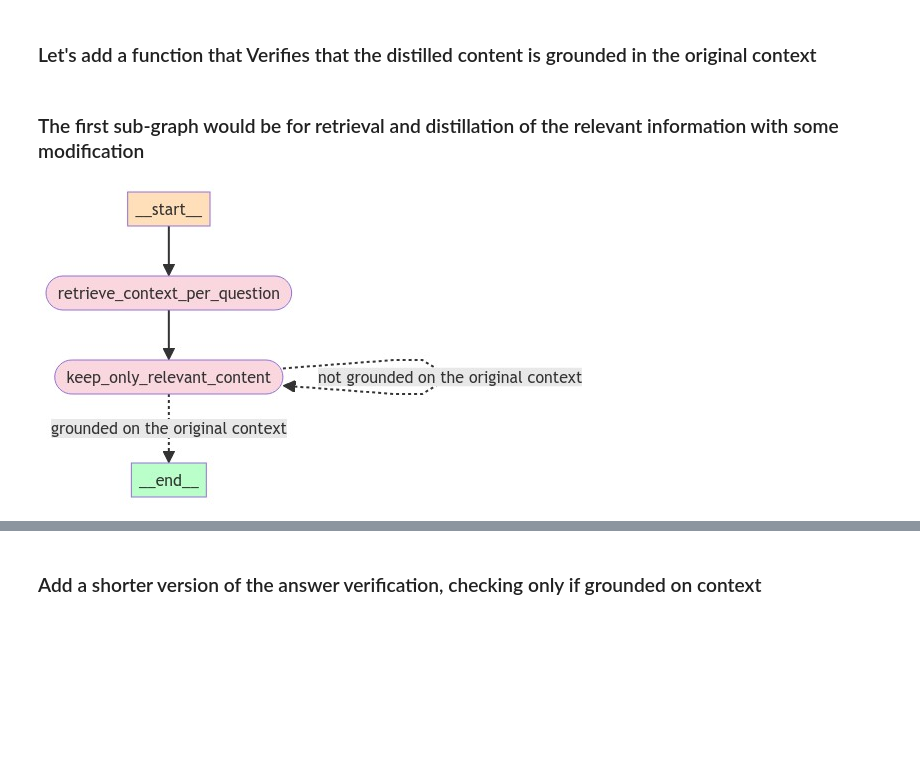
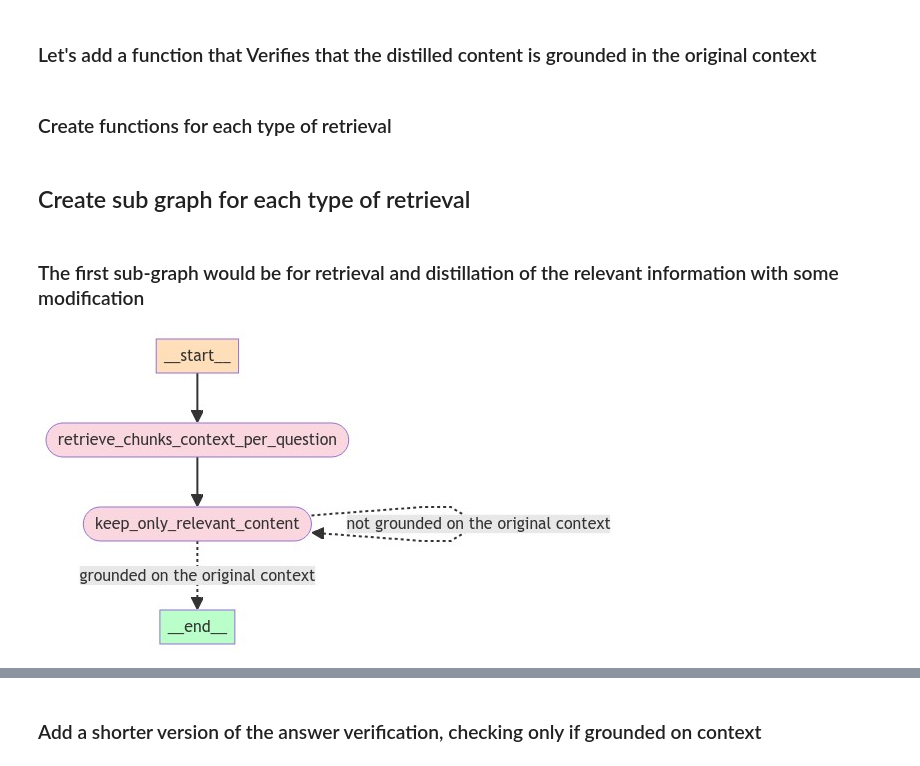
Before and after one commit to NirDiamant/Controllable-RAG-Agent, a Jupyter notebook: sophisticated_rag_agent_harry_potter.ipynb, the cells around one changed output, grey strips where cells are left out. Drawn from its saved outputs; the diff is of its cells as text; code cells hidden in the pictures; blank space fills up the shorter version.

```diff
--- a/sophisticated_rag_agent_harry_potter.ipynb
+++ b/sophisticated_rag_agent_harry_potter.ipynb
@@ -73,7 +75,12 @@ print(len(chapters))
+# %%
+loader = PyPDFLoader(hp_pdf_path)
+document = loader.load()
+document_cleaned = replace_t_with_space(document)
+book_quotes_list = extract_book_quotes_as_documents(document_cleaned)
 # %% [markdown]
 ### Defining Prompt Template for Summarization
 # %%
-summarization_prompt_template = """Write an extensive summary of about of the following:
+summarization_prompt_template = """Write an extensive summary of the following:
 
 {text}
 
@@ -185,19 +209,23 @@ def encode_chapter_summaries(chapter_summaries):
 ### Creating Vector Stores and Retrievers for Book and Chapter Summaries
 # %%
 # ### IF VECTOR STORES ALREADY EXIST, LOAD THEM
-if os.path.exists("chunks_vector_store") and os.path.exists("chapter_summaries_vector_store"):
+if os.path.exists("chunks_vector_store") and os.path.exists("chapter_summaries_vector_store") and os.path.exists("book_quotes_vectorstore"):
     embeddings = OpenAIEmbeddings()
     chunks_vector_store =  FAISS.load_local("chunks_vector_store", embeddings, allow_dangerous_deserialization=True)
     chapter_summaries_vector_store =  FAISS.load_local("chapter_summaries_vector_store", embeddings, allow_dangerous_deserialization=True)
+    book_quotes_vectorstore =  FAISS.load_local("book_quotes_vectorstore", embeddings, allow_dangerous_deserialization=True)
 
 else:
     # Encode the book and chapter summaries
     chunks_vector_store = encode_book(hp_pdf_path, chunk_size=1000, chunk_overlap=200)
     chapter_summaries_vector_store = encode_chapter_summaries(chapter_summaries)
+    book_quotes_vectorstore = encode_quotes(book_quotes_list)
+
 
     # Save the vector stores
     chunks_vector_store.save_local("chunks_vector_store")
     chapter_summaries_vector_store.save_local("chapter_summaries_vector_store")
+    book_quotes_vectorstore.save_local("book_quotes_vectorstore")
 # %% [markdown]
 ### Create retrievers from the vector stores
 # %%
@@ -679,3 +712,5 @@ def is_distilled_content_grounded_on_content(state):
     else:
         print("The distilled content is not grounded on the original context.")
         return "not grounded on the original context"
+# %% [markdown]
+### Create functions for each type of retrieval
@@ -682,2 +758,4 @@ def is_distilled_content_grounded_on_content(state):
+# %% [markdown]
+## Create sub graph for each type of retrieval
 # %% [markdown]
 ### The first sub-graph would be for retrieval and distillation of the relevant information with some modification
@@ -684,39 +771,31 @@ def is_distilled_content_grounded_on_content(state):
 # %%
-class QualitativeRetrievalGraphState(TypedDict):
-    """
-    Represents the state of our graph.
-    """
-
-    question: str
-    context: str
-    relevant_context: str
-
-qualitative_retrieval_workflow = StateGraph(QualitativeRetrievalGraphState)
+qualitative_chunks_retrieval_workflow = StateGraph(QualitativeRetrievalGraphState)
 
 # Define the nodes
-qualitative_retrieval_workflow.add_node("retrieve_context_per_question",retrieve_context_per_question)
-qualitative_retrieval_workflow.add_node("keep_only_relevant_content",keep_only_relevant_content)
+qualitative_chunks_retrieval_workflow.add_node("retrieve_chunks_context_per_question",retrieve_chunks_context_per_question)
+qualitative_chunks_retrieval_workflow.add_node("keep_only_relevant_content",keep_only_relevant_content)
 
 # Build the graph
-qualitative_retrieval_workflow.set_entry_point("retrieve_context_per_question")
-qualitative_retrieval_workflow.add_edge("retrieve_context_per_question", "keep_only_relevant_content")
+qualitative_chunks_retrieval_workflow.set_entry_point("retrieve_chunks_context_per_question")
 
-qualitative_retrieval_workflow.add_conditional_edges(
+qualitative_chunks_retrieval_workflow.add_edge("retrieve_chunks_context_per_question", "keep_only_relevant_content")
+
+qualitative_chunks_retrieval_workflow.add_conditional_edges(
     "keep_only_relevant_content",
     is_distilled_content_grounded_on_content,
     {"grounded on the original context":END,
       "not grounded on the original context":"keep_only_relevant_content"},
     )
 
 
-qualitative_retrieval_workflow_app = qualitative_retrieval_workflow.compile()
+qualitative_chunks_retrieval_workflow_app = qualitative_chunks_retrieval_workflow.compile()
 
 display(
     Image(
-        qualitative_retrieval_workflow_app.get_graph().draw_mermaid_png(
+        qualitative_chunks_retrieval_workflow_app.get_graph().draw_mermaid_png(
             draw_method=MermaidDrawMethod.API,
         )
     )
 )
 # %% [output]
-[figure, old version]
+[figure, new version]
```
Also changed, not shown: parts of 24 cells of this notebook, 6 other files.
